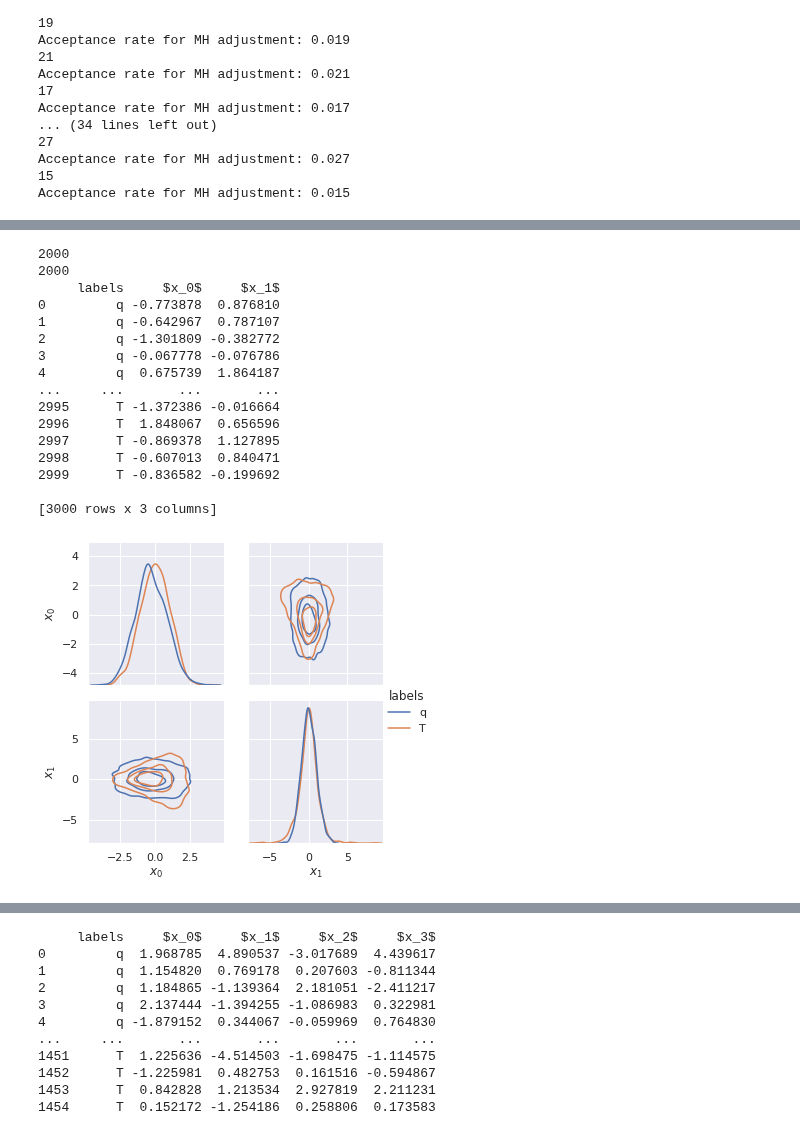
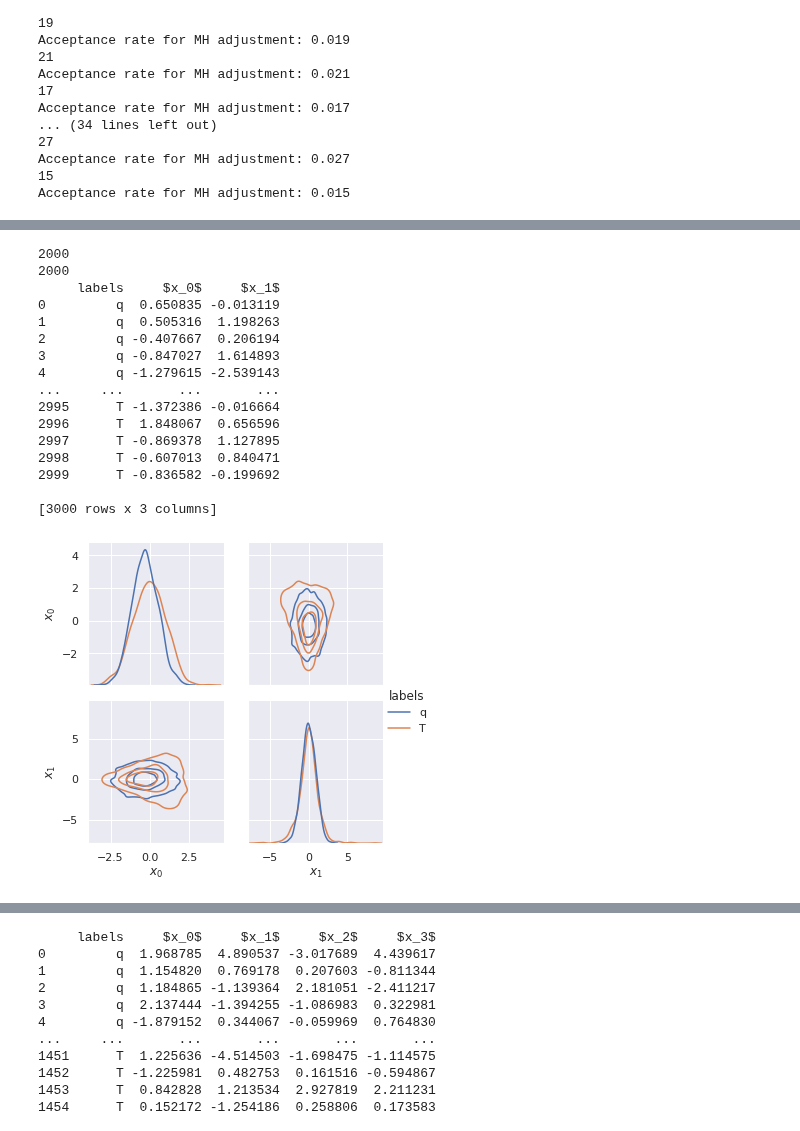
Before and after one commit to RichardGrumitt/nfmc_jax_tests, a Jupyter notebook: funnel_test.ipynb, the cells around one changed output, grey strips where cells are left out. Cells and saved outputs as stored; diff of their text form; code cells hidden in the pictures.

```diff
--- a/funnel_test.ipynb
+++ b/funnel_test.ipynb
@@ -126,20 +126,20 @@ Key SINF/SNF parameters. See GIS.py, SINF.py and optimize.py for code.
 14. NERCOME: Whether to use the NERCOME algorithm for SINF.
 '''
 #sinf parameters
-alpha_w = (0.0, 0.9)
+alpha_w = (0, 0.98)
 NBfirstlayer = True
 verbose = False
-interp_nbin = 10
+interp_nbin = 20
 trainable_qw = False # Just leave this for now.
-sgd_steps = 200
+sgd_steps = 0
 gamma = 0
-knots_trainable = 10
+knots_trainable = 20
 optimize_directions = None
 logp_cut = None
 edge_bins = 0
 Whiten = True
 Whiten_with_weights = True
-iteration = 10
+iteration = 50
 NERCOME = False
 t_ess = 0.9
 
@@ -205,14 +205,14 @@ latent_dla = False
 rel_fish_tol = 1e-2
 abs_fish_tol = 1e-3
 
-max_dla_iter = 15
+max_dla_iter = 10
 
-flow_type = 'SINF'
+flow_type = 'MAF'
 maf_layers = 10
 maf_hidden = 5
 maf_activation = torch.sigmoid
 dropout_prob = 0.2
-maf_epochs = 1000
+maf_epochs = 200
 
 mala_step_size = 1.0
 num_mala = 0
@@ -342,5 +327,5 @@ dict_keys(['init_0', 'burnin_0', 'post_burnin_0', 'DLA_1', 'DLA_2', 'DLA_3', 'DL
 # %%
-q_string = 'DLA_16'
+q_string ='ifDLA_11'
 
 # There were 10 temperature levels. q10_w corresponds to the q fit at beta=1 i.e. the target.
 qi = q_models[q_string]
@@ -612,6 +588,0 @@ Removed no burn in
-# %%
-df = pd.DataFrame(mh_samples[dla_key][:,0:3])
-
-plt.figure()
-sns.pairplot(df)
-plt.savefig(f'./dla_figs/funnel_100d_scatter_{dla_key}.png')
@@ -621,5 +588,0 @@ plt.savefig(f'./dla_figs/funnel_100d_scatter_{dla_key}.png')
-# %%
-dla_samples = trace['dla_samples'][0]
-
-df = pd.DataFrame(dla_samples[dla_key][:,0:3])
-sns.pairplot(df)
@@ -768,40 +681,40 @@ sns_pairplot(x_mala[:, 0:2], f_w, x_prime[:, 0:2], levels=4,
 # %%
-q_string = 'DLA_15'
+q_string = 'DLA_12'
 qi = q_models[q_string]
 q_samples = qi.sample(2000)
 logq = qi.logq(q_samples)
 q_samples = q_samples.detach().numpy()
 logq = logq.detach().numpy()
 
 llk = jax.vmap(lambda x: log_like(x))(jnp.asarray(q_samples))
 lpr = jax.vmap(lambda x: log_flat_prior(x))(jnp.asarray(q_samples))
 logw = llk + lpr - logq
 logw = jnp.clip(logw, a_min=-jnp.inf, a_max=logsumexp(logw) - 0.75 * jnp.log(len(logw)))
 logw -= logsumexp(logw)
 iw = np.exp(logw)
 iw /= np.sum(iw)
 print(len(iw))
 print(len(q_samples))
 
 sns_pairplot(q_samples[:, 0:2], np.ones(len(iw)), x_prime[:, 0:2], levels=4,
              out_name=f'./dla_figs/funnel_100d_qfit_{q_string}.png')
 # %% [output]
 2000
 2000
      labels     $x_0$     $x_1$
-0         q -0.773878  0.876810
-1         q -0.642967  0.787107
-2         q -1.301809 -0.382772
-3         q -0.067778 -0.076786
-4         q  0.675739  1.864187
+0         q  0.650835 -0.013119
+1         q  0.505316  1.198263
+2         q -0.407667  0.206194
+3         q -0.847027  1.614893
+4         q -1.279615 -2.539143
 ...     ...       ...       ...
 2995      T -1.372386 -0.016664
 2996      T  1.848067  0.656596
 2997      T -0.869378  1.127895
 2998      T -0.607013  0.840471
 2999      T -0.836582 -0.199692
 
 [3000 rows x 3 columns]
-[figure, old version]
+[figure, new version]
 # %%
 dla_samples = trace['dla_samples'][0]
```
Also changed, not shown: parts of 15 cells of this notebook, 9 other files.
